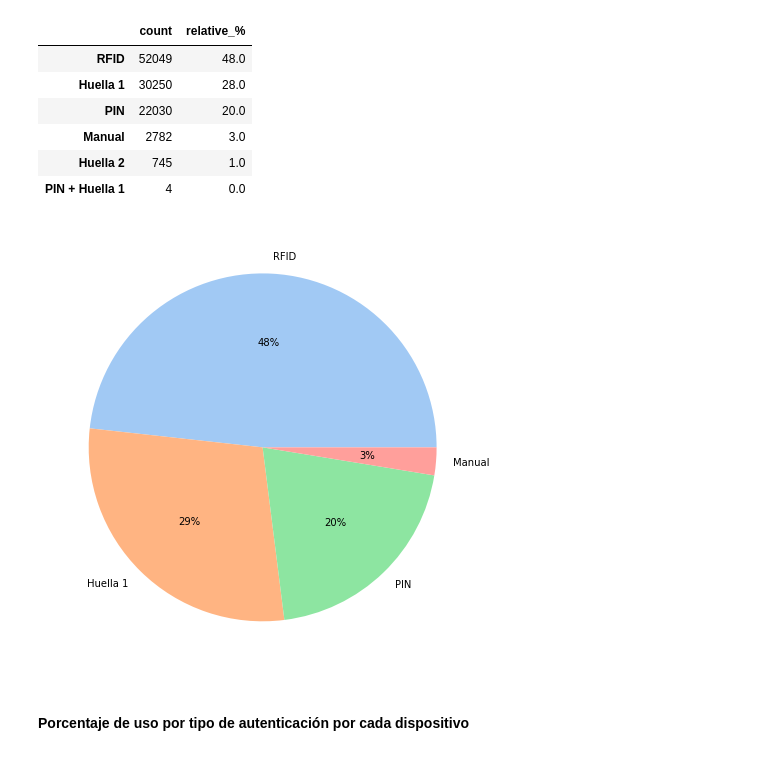
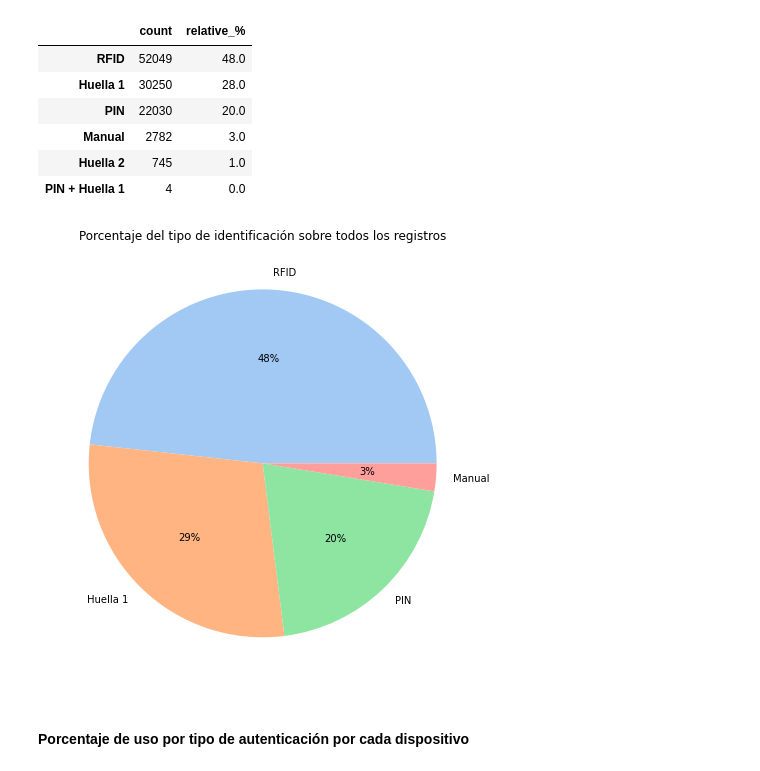
Before and after one commit to lupon1/EDA-Time-And-Attendance, a Jupyter notebook: eda.ipynb, the cells around one changed output. Saved outputs shown, nothing was run; the diff lists cells and outputs as text; code cells hidden in the pictures.

```diff
--- a/eda.ipynb
+++ b/eda.ipynb
@@ -222,11 +220,12 @@ identificationCount = values_counter(df, 'identificationCode', identificationCod
 # %%
 # Dibujamos gráfico
 plt.figure(figsize=(8,8))
 colors = sns.color_palette('pastel')
 plt.pie(identificationCount['count'], labels = identificationCount.index, colors = colors, autopct='%.0f%%')
+plt.title('Porcentaje del tipo de identificación sobre todos los registros')
 plt.show()
 # %% [output]
-[figure, old version]
+[figure, new version]
 # %% [markdown]
 #### Porcentaje de uso por tipo de autenticación por cada dispositivo
 # %%
```
Also changed, not shown: parts of 5 cells of this notebook, 1 other file.
